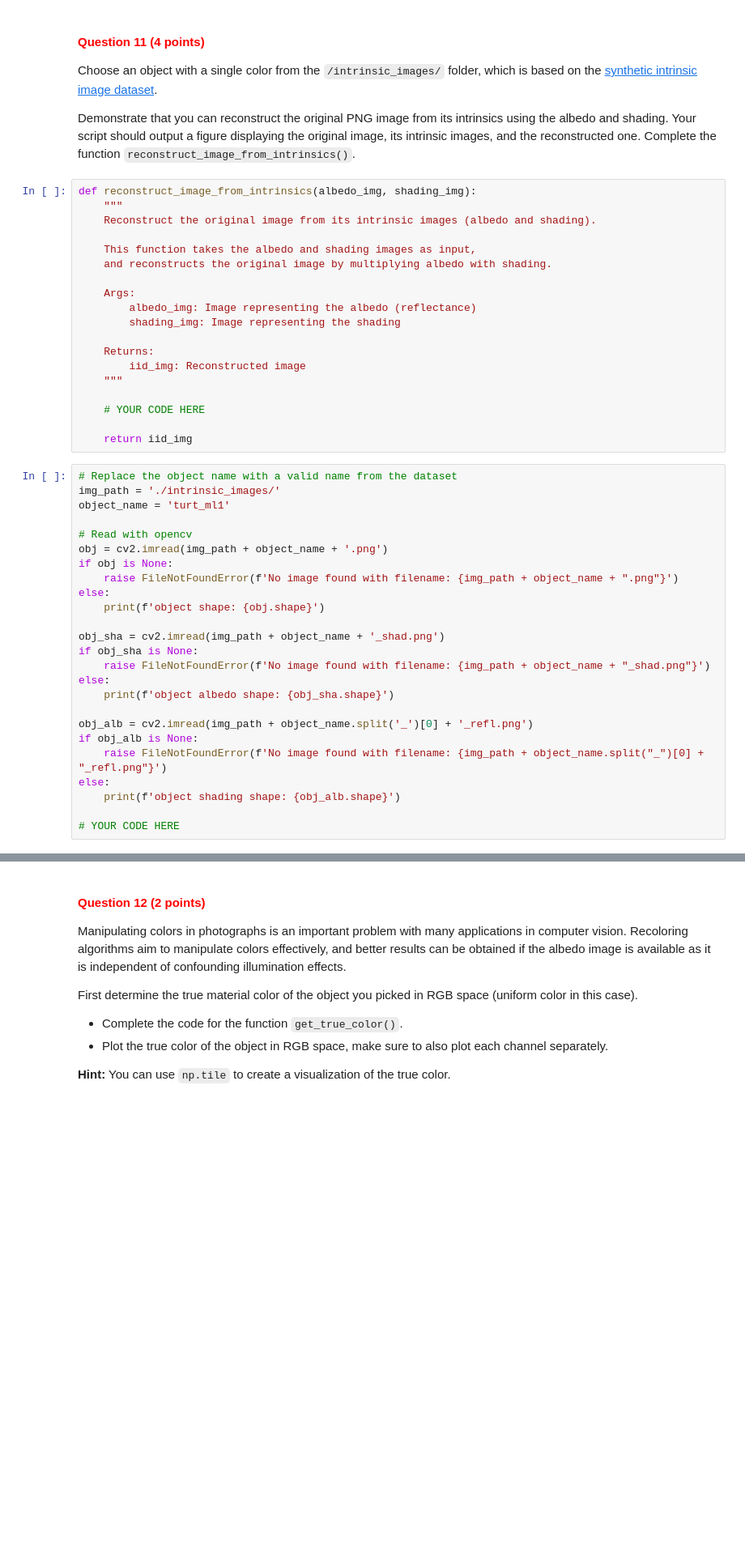
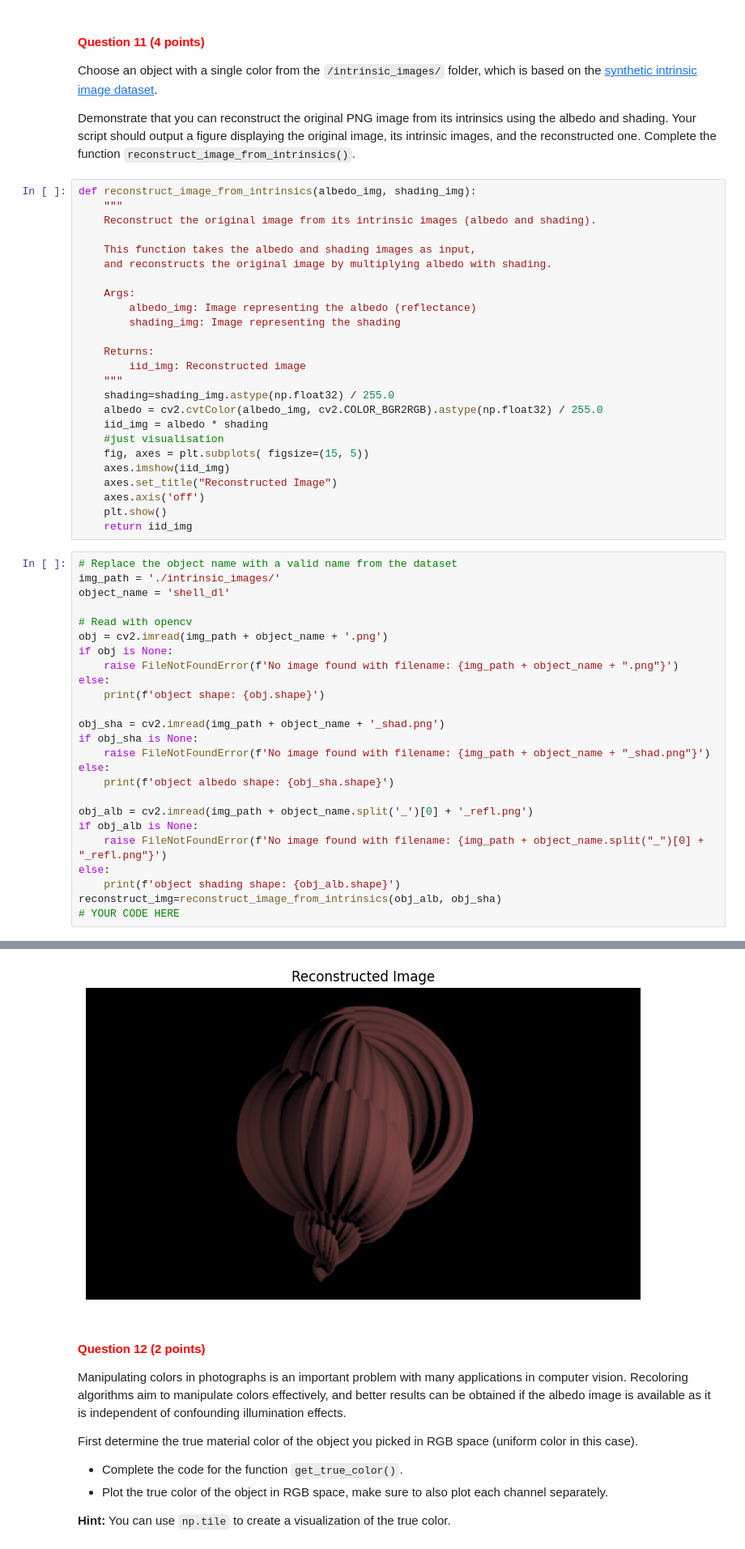
Before and after one commit to zzgsdddz/cv1_lab1, a Jupyter notebook: cv1-lab-1-main/cv1-lab-1.ipynb, the cells around one changed output, grey strips where cells are left out. Shown at 81% size. Drawn from its saved outputs; the diff is of its cells as text; blank space fills up the shorter version.

```diff
--- a/cv1-lab-1-main/cv1-lab-1.ipynb
+++ b/cv1-lab-1-main/cv1-lab-1.ipynb
@@ -546,14 +546,20 @@ def reconstruct_image_from_intrinsics(albedo_img, shading_img):
     Returns:
         iid_img: Reconstructed image
     """
-
-    # YOUR CODE HERE
-
+    shading=shading_img.astype(np.float32) / 255.0
+    albedo = cv2.cvtColor(albedo_img, cv2.COLOR_BGR2RGB).astype(np.float32) / 255.0
+    iid_img = albedo * shading
+    #just visualisation
+    fig, axes = plt.subplots( figsize=(15, 5))
+    axes.imshow(iid_img)
+    axes.set_title("Reconstructed Image")
+    axes.axis('off')
+    plt.show()
     return iid_img
 # %%
 # Replace the object name with a valid name from the dataset
 img_path = './intrinsic_images/'
-object_name = 'turt_ml1'
+object_name = 'shell_dl'
 
 # Read with opencv
 obj = cv2.imread(img_path + object_name + '.png')
@@ -573,5 +579,6 @@ if obj_alb is None:
     raise FileNotFoundError(f'No image found with filename: {img_path + object_name.split("_")[0] + "_refl.png"}')
 else:
     print(f'object shading shape: {obj_alb.shape}')
-
+reconstruct_img=reconstruct_image_from_intrinsics(obj_alb, obj_sha)
 # YOUR CODE HERE
+# %% [output]
@@ -578,3 +588,4 @@ else:
+[figure, added]
 # %% [markdown]
 <a id="question-12"></a>
 #### <font color='#FF0000'>Question 12 (2 points)</font>
```
Also changed, not shown: parts of 13 cells of this notebook.
